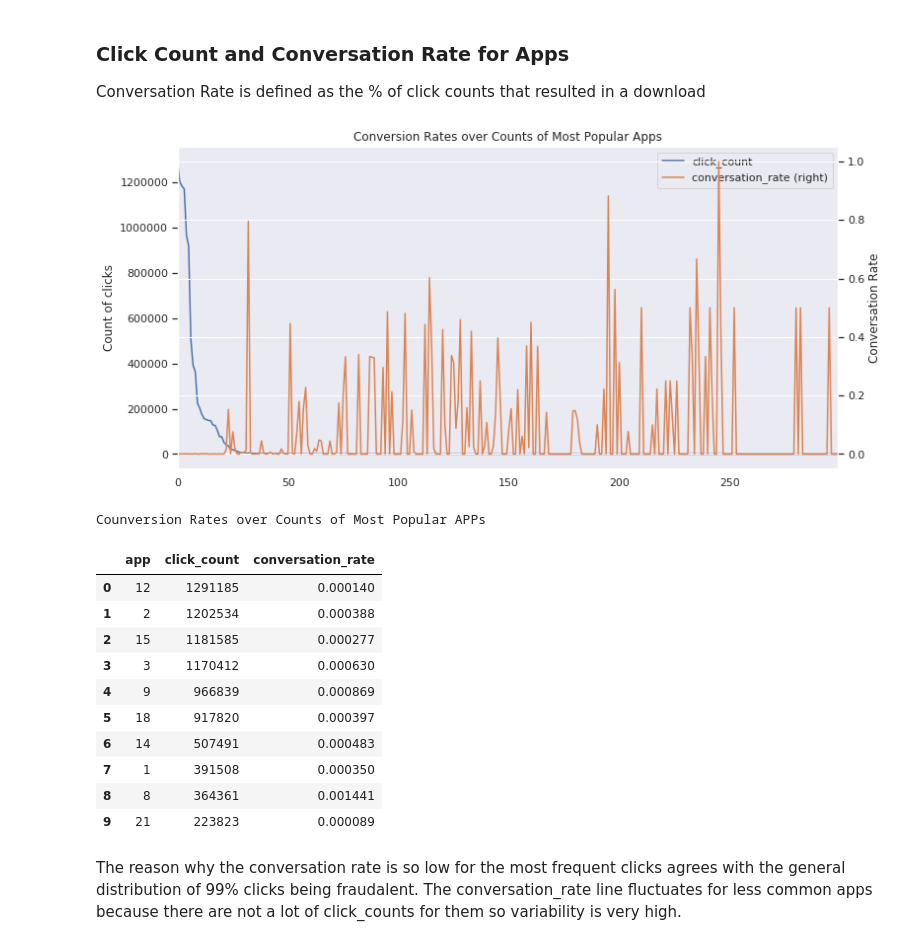
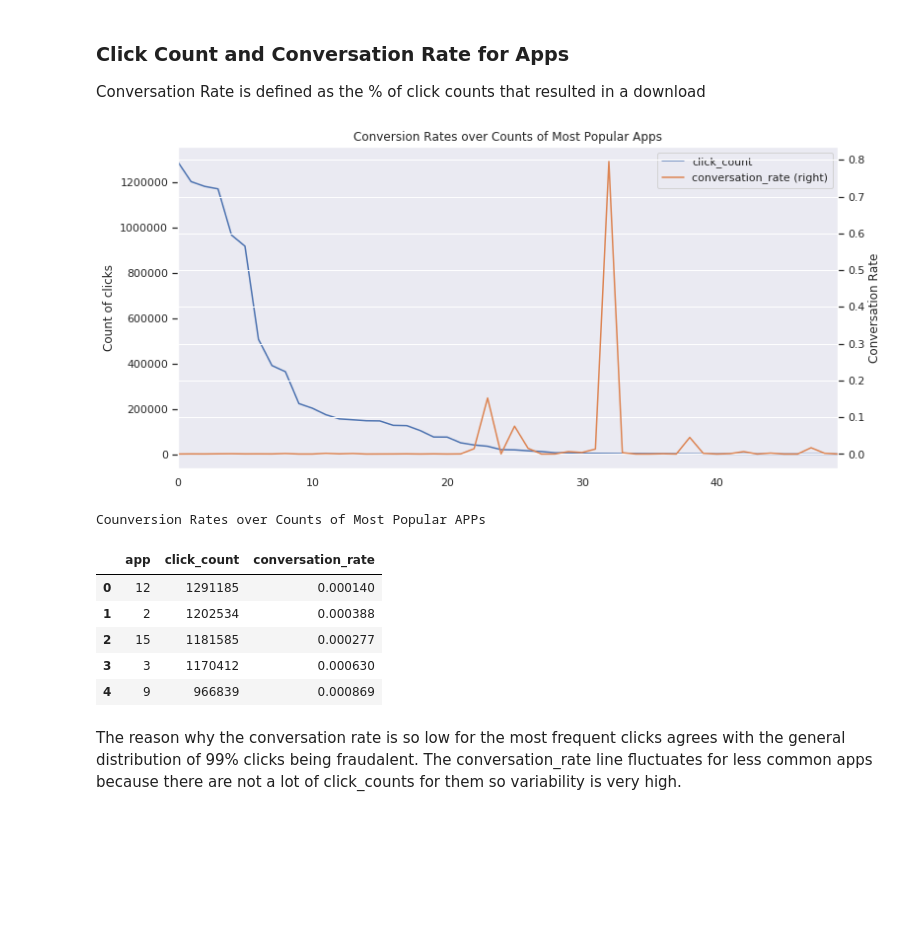
Before and after one commit to catherinelee274/fraud_detection, a Jupyter notebook: eda.ipynb, the cells around one changed output. Cells and saved outputs as stored; diff of their text form; code cells hidden in the pictures; blank space fills up the shorter version.

```diff
--- a/eda.ipynb
+++ b/eda.ipynb
@@ -12,5 +16,9 @@ import pickle
 # %%
+# read training data
 data = pd.read_csv("data/train.csv", nrows=round(10e6))
+
+# read test data
+test = pd.read_csv("data/test.csv")
 # %%
 sns.set(rc={'figure.figsize':(12,6)});
 plt.figure(figsize=(12,6));
@@ -47,8 +50,11 @@ dtype: object
 We can see that most off the 'id' types are integer data types when really they should be categorical.
 Changing them to categorical will let pandas give us statistics such as `unique, top, freq`
 # %%
-features = ["ip","app","device","os","channel","is_attributed"]
-for feature in features:
+input_features = ["ip","app","device","os","channel"]
+labels = ["is_attributed"]
+for feature in input_features:
     data[feature] = data[feature].astype("category")
+    test[feature] = test[feature].astype("category")
 
-data.dtypes
+for feature in labels:
+    data[feature] = data[feature].astype("category")
@@ -115,20 +125,20 @@ Conversation Rate is defined as the % of click counts that resulted in a downloa
 # %%
 # grouping by mean produces the conversation rate because values are 1 and 0
 conversation_rate = mdata[['app', 'is_attributed']].groupby('app', as_index=False).mean().sort_values('is_attributed', ascending=False)
 counts = mdata[['app', 'is_attributed']].groupby('app', as_index=False).count().sort_values('is_attributed', ascending=False)
 merge = counts.merge(conversation_rate, on='app', how='left')
 merge.columns = ['app', 'click_count', 'conversation_rate']
 
-ax = merge[:300].plot(y=["click_count","conversation_rate"],secondary_y='conversation_rate')
+ax = merge[:50].plot(y=["click_count","conversation_rate"],secondary_y='conversation_rate')
 plt.title('Conversion Rates over Counts of Most Popular Apps')
 ax.set(ylabel='Count of clicks')
 plt.ylabel('Conversation Rate')
 plt.show()
 
 print('Counversion Rates over Counts of Most Popular APPs')
-merge.head(10)
+merge.head()
 # %% [output]
-[figure, old version]
+[figure, new version]
 Counversion Rates over Counts of Most Popular APPs
 |  | app | click_count | conversation_rate |
 | 0 | 12 | 1291185 | 0.000140 |
@@ -136,11 +146,6 @@ Counversion Rates over Counts of Most Popular APPs
 | 2 | 15 | 1181585 | 0.000277 |
 | 3 | 3 | 1170412 | 0.000630 |
 | 4 | 9 | 966839 | 0.000869 |
-| 5 | 18 | 917820 | 0.000397 |
-| 6 | 14 | 507491 | 0.000483 |
-| 7 | 1 | 391508 | 0.000350 |
-| 8 | 8 | 364361 | 0.001441 |
-| 9 | 21 | 223823 | 0.000089 |
 # %% [markdown]
 The reason why the conversation rate is so low for the most frequent clicks agrees with the general distribution of 99% clicks being fraudalent.  The conversation_rate line fluctuates for less common apps because there are not a lot of click_counts for them so variability is very high.
 # %% [markdown]
```
Also changed, not shown: parts of 28 cells of this notebook.
